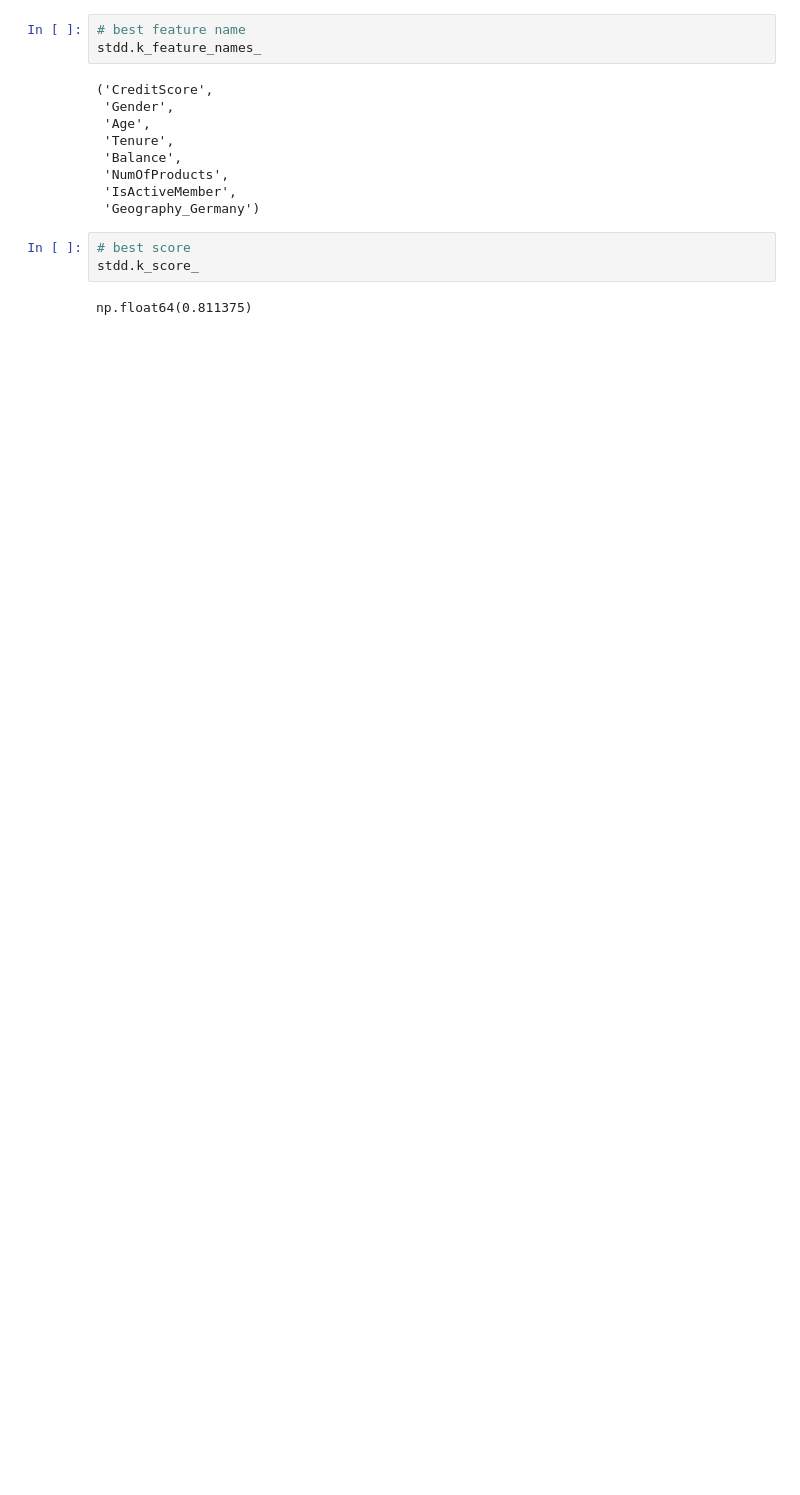
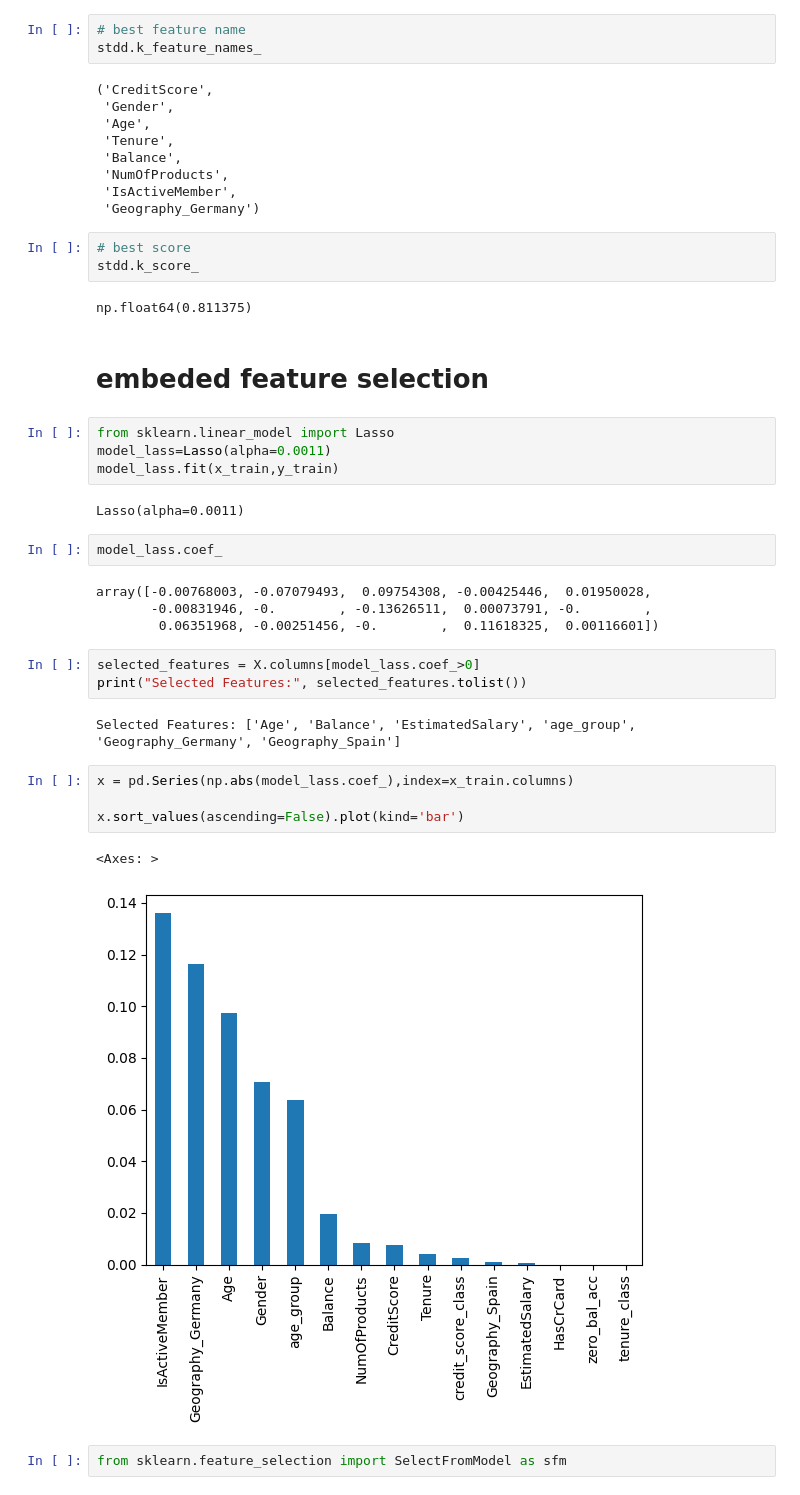
Before and after one commit to karansingh-chauhan/bank-customer-churn-modeling, a Jupyter notebook: notebook/FEATURE_ENG.IPYNB, the cells around one changed output. Saved outputs shown, nothing was run; the diff lists cells and outputs as text; blank space fills up the shorter version.

```diff
--- a/notebook/FEATURE_ENG.IPYNB
+++ b/notebook/FEATURE_ENG.IPYNB
@@ -632,3 +632,31 @@ stdd.k_feature_names_
 stdd.k_score_
 # %% [output]
 np.float64(0.811375)
+# %% [markdown]
+# embeded feature selection
+# %%
+from sklearn.linear_model import Lasso
+model_lass=Lasso(alpha=0.0011)
+model_lass.fit(x_train,y_train)
+# %% [output]
+Lasso(alpha=0.0011)
+# %%
+model_lass.coef_
+# %% [output]
+array([-0.00768003, -0.07079493,  0.09754308, -0.00425446,  0.01950028,
+       -0.00831946, -0.        , -0.13626511,  0.00073791, -0.        ,
+        0.06351968, -0.00251456, -0.        ,  0.11618325,  0.00116601])
+# %%
+selected_features = X.columns[model_lass.coef_>0]
+print("Selected Features:", selected_features.tolist())
+# %% [output]
+Selected Features: ['Age', 'Balance', 'EstimatedSalary', 'age_group', 'Geography_Germany', 'Geography_Spain']
+# %%
+x = pd.Series(np.abs(model_lass.coef_),index=x_train.columns)
+
+x.sort_values(ascending=False).plot(kind='bar')
+# %% [output]
+<Axes: >
+[figure, added]
+# %%
+from sklearn.feature_selection import SelectFromModel as sfm
```
Also changed, not shown: parts of 25 cells of this notebook.
